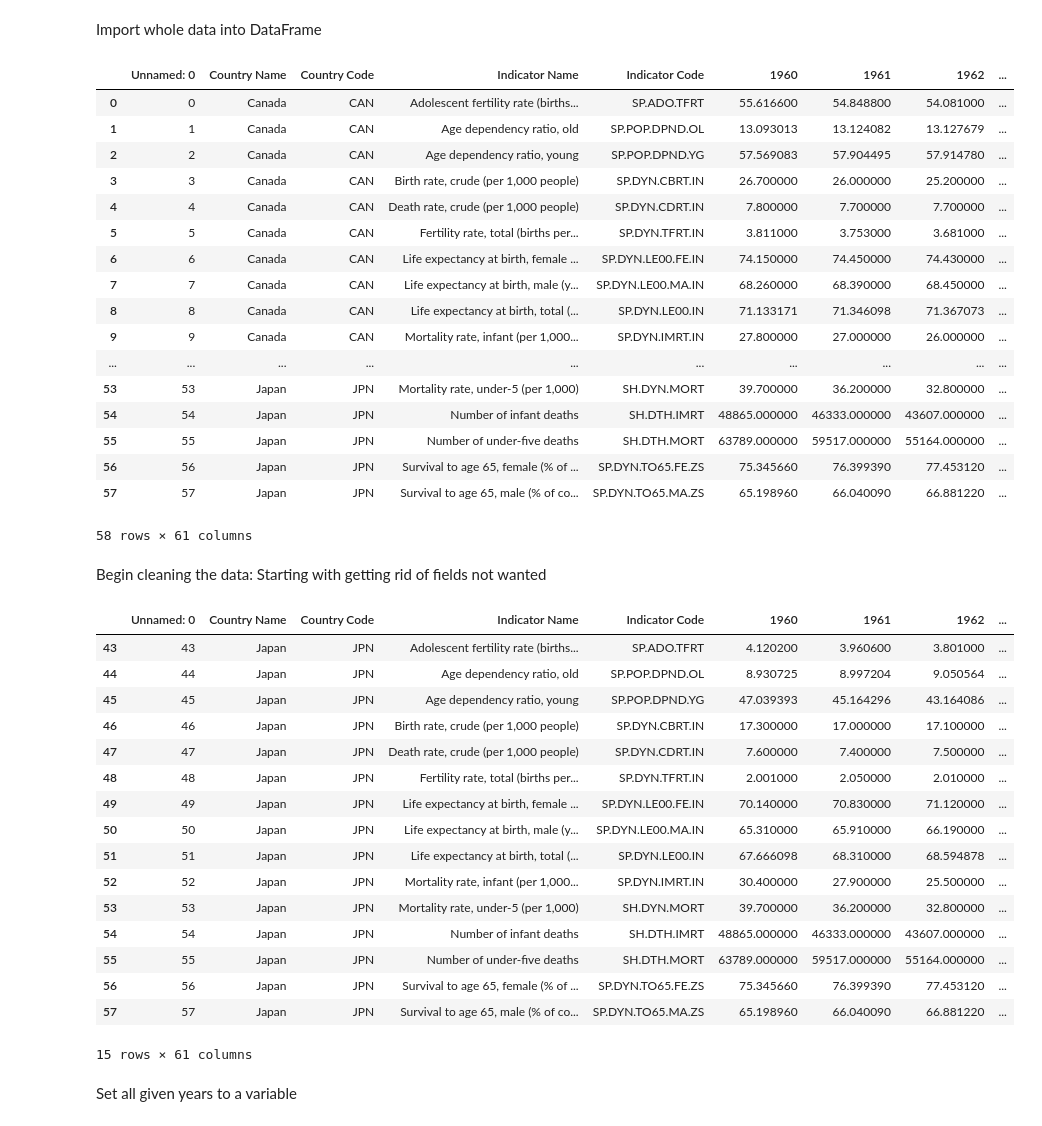
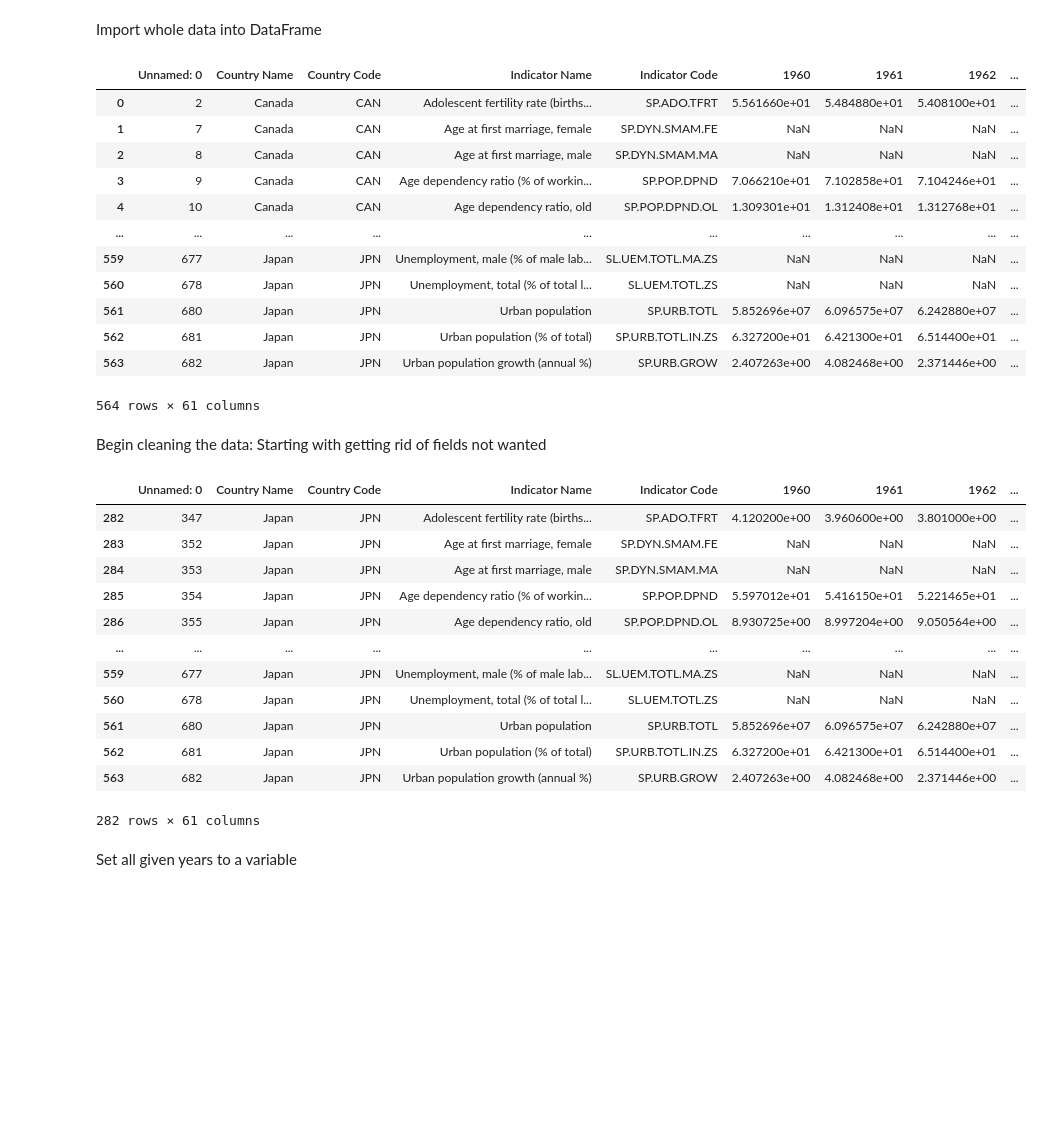
Before and after one commit to TolsonA/Group_3, a Jupyter notebook: Austins_temp_file.ipynb, the cells around one changed output. Drawn from its saved outputs; the diff is of its cells as text; code cells hidden in the pictures; blank space fills up the shorter version.

```diff
--- a/Austins_temp_file.ipynb
+++ b/Austins_temp_file.ipynb
@@ -9,27 +9,22 @@ import plotly.express as px
 # %% [markdown]
 Import whole data into DataFrame
 # %%
-df_data = pd.read_csv('data/countries_non_pop.csv')
+df_data = pd.read_csv('data/jpn_can_data.csv')
 df_data
 # %% [output]
 |  | Unnamed: 0 | Country Name | Country Code | Indicator Name | Indicator Code | 1960 | 1961 | 1962 | ... |
-| 0 | 0 | Canada | CAN | Adolescent fertility rate (births... | SP.ADO.TFRT | 55.616600 | 54.848800 | 54.081000 | ... |
-| 1 | 1 | Canada | CAN | Age dependency ratio, old | SP.POP.DPND.OL | 13.093013 | 13.124082 | 13.127679 | ... |
-| 2 | 2 | Canada | CAN | Age dependency ratio, young | SP.POP.DPND.YG | 57.569083 | 57.904495 | 57.914780 | ... |
-| 3 | 3 | Canada | CAN | Birth rate, crude (per 1,000 people) | SP.DYN.CBRT.IN | 26.700000 | 26.000000 | 25.200000 | ... |
-| 4 | 4 | Canada | CAN | Death rate, crude (per 1,000 people) | SP.DYN.CDRT.IN | 7.800000 | 7.700000 | 7.700000 | ... |
-| 5 | 5 | Canada | CAN | Fertility rate, total (births per... | SP.DYN.TFRT.IN | 3.811000 | 3.753000 | 3.681000 | ... |
-| 6 | 6 | Canada | CAN | Life expectancy at birth, female ... | SP.DYN.LE00.FE.IN | 74.150000 | 74.450000 | 74.430000 | ... |
-| 7 | 7 | Canada | CAN | Life expectancy at birth, male (y... | SP.DYN.LE00.MA.IN | 68.260000 | 68.390000 | 68.450000 | ... |
-| 8 | 8 | Canada | CAN | Life expectancy at birth, total (... | SP.DYN.LE00.IN | 71.133171 | 71.346098 | 71.367073 | ... |
-| 9 | 9 | Canada | CAN | Mortality rate, infant (per 1,000... | SP.DYN.IMRT.IN | 27.800000 | 27.000000 | 26.000000 | ... |
+| 0 | 2 | Canada | CAN | Adolescent fertility rate (births... | SP.ADO.TFRT | 5.561660e+01 | 5.484880e+01 | 5.408100e+01 | ... |
+| 1 | 7 | Canada | CAN | Age at first marriage, female | SP.DYN.SMAM.FE | NaN | NaN | NaN | ... |
+| 2 | 8 | Canada | CAN | Age at first marriage, male | SP.DYN.SMAM.MA | NaN | NaN | NaN | ... |
+| 3 | 9 | Canada | CAN | Age dependency ratio (% of workin... | SP.POP.DPND | 7.066210e+01 | 7.102858e+01 | 7.104246e+01 | ... |
+| 4 | 10 | Canada | CAN | Age dependency ratio, old | SP.POP.DPND.OL | 1.309301e+01 | 1.312408e+01 | 1.312768e+01 | ... |
 | ... | ... | ... | ... | ... | ... | ... | ... | ... | ... |
-| 53 | 53 | Japan | JPN | Mortality rate, under-5 (per 1,000) | SH.DYN.MORT | 39.700000 | 36.200000 | 32.800000 | ... |
-| 54 | 54 | Japan | JPN | Number of infant deaths | SH.DTH.IMRT | 48865.000000 | 46333.000000 | 43607.000000 | ... |
-| 55 | 55 | Japan | JPN | Number of under-five deaths | SH.DTH.MORT | 63789.000000 | 59517.000000 | 55164.000000 | ... |
-| 56 | 56 | Japan | JPN | Survival to age 65, female (% of ... | SP.DYN.TO65.FE.ZS | 75.345660 | 76.399390 | 77.453120 | ... |
-| 57 | 57 | Japan | JPN | Survival to age 65, male (% of co... | SP.DYN.TO65.MA.ZS | 65.198960 | 66.040090 | 66.881220 | ... |
+| 559 | 677 | Japan | JPN | Unemployment, male (% of male lab... | SL.UEM.TOTL.MA.ZS | NaN | NaN | NaN | ... |
+| 560 | 678 | Japan | JPN | Unemployment, total (% of total l... | SL.UEM.TOTL.ZS | NaN | NaN | NaN | ... |
+| 561 | 680 | Japan | JPN | Urban population | SP.URB.TOTL | 5.852696e+07 | 6.096575e+07 | 6.242880e+07 | ... |
+| 562 | 681 | Japan | JPN | Urban population (% of total) | SP.URB.TOTL.IN.ZS | 6.327200e+01 | 6.421300e+01 | 6.514400e+01 | ... |
+| 563 | 682 | Japan | JPN | Urban population growth (annual %) | SP.URB.GROW | 2.407263e+00 | 4.082468e+00 | 2.371446e+00 | ... |
-58 rows × 61 columns
+564 rows × 61 columns
 # %% [markdown]
 Begin cleaning the data: Starting with getting rid of fields not wanted
 # %%
@@ -38,22 +33,18 @@ df_japan = df_data[df_data['Country Name'].str.contains("Japan")]
 df_japan
 # %% [output]
 |  | Unnamed: 0 | Country Name | Country Code | Indicator Name | Indicator Code | 1960 | 1961 | 1962 | ... |
-| 43 | 43 | Japan | JPN | Adolescent fertility rate (births... | SP.ADO.TFRT | 4.120200 | 3.960600 | 3.801000 | ... |
-| 44 | 44 | Japan | JPN | Age dependency ratio, old | SP.POP.DPND.OL | 8.930725 | 8.997204 | 9.050564 | ... |
-| 45 | 45 | Japan | JPN | Age dependency ratio, young | SP.POP.DPND.YG | 47.039393 | 45.164296 | 43.164086 | ... |
-| 46 | 46 | Japan | JPN | Birth rate, crude (per 1,000 people) | SP.DYN.CBRT.IN | 17.300000 | 17.000000 | 17.100000 | ... |
-| 47 | 47 | Japan | JPN | Death rate, crude (per 1,000 people) | SP.DYN.CDRT.IN | 7.600000 | 7.400000 | 7.500000 | ... |
-| 48 | 48 | Japan | JPN | Fertility rate, total (births per... | SP.DYN.TFRT.IN | 2.001000 | 2.050000 | 2.010000 | ... |
-| 49 | 49 | Japan | JPN | Life expectancy at birth, female ... | SP.DYN.LE00.FE.IN | 70.140000 | 70.830000 | 71.120000 | ... |
-| 50 | 50 | Japan | JPN | Life expectancy at birth, male (y... | SP.DYN.LE00.MA.IN | 65.310000 | 65.910000 | 66.190000 | ... |
-| 51 | 51 | Japan | JPN | Life expectancy at birth, total (... | SP.DYN.LE00.IN | 67.666098 | 68.310000 | 68.594878 | ... |
-| 52 | 52 | Japan | JPN | Mortality rate, infant (per 1,000... | SP.DYN.IMRT.IN | 30.400000 | 27.900000 | 25.500000 | ... |
-| 53 | 53 | Japan | JPN | Mortality rate, under-5 (per 1,000) | SH.DYN.MORT | 39.700000 | 36.200000 | 32.800000 | ... |
-| 54 | 54 | Japan | JPN | Number of infant deaths | SH.DTH.IMRT | 48865.000000 | 46333.000000 | 43607.000000 | ... |
-| 55 | 55 | Japan | JPN | Number of under-five deaths | SH.DTH.MORT | 63789.000000 | 59517.000000 | 55164.000000 | ... |
-| 56 | 56 | Japan | JPN | Survival to age 65, female (% of ... | SP.DYN.TO65.FE.ZS | 75.345660 | 76.399390 | 77.453120 | ... |
-| 57 | 57 | Japan | JPN | Survival to age 65, male (% of co... | SP.DYN.TO65.MA.ZS | 65.198960 | 66.040090 | 66.881220 | ... |
+| 282 | 347 | Japan | JPN | Adolescent fertility rate (births... | SP.ADO.TFRT | 4.120200e+00 | 3.960600e+00 | 3.801000e+00 | ... |
+| 283 | 352 | Japan | JPN | Age at first marriage, female | SP.DYN.SMAM.FE | NaN | NaN | NaN | ... |
+| 284 | 353 | Japan | JPN | Age at first marriage, male | SP.DYN.SMAM.MA | NaN | NaN | NaN | ... |
+| 285 | 354 | Japan | JPN | Age dependency ratio (% of workin... | SP.POP.DPND | 5.597012e+01 | 5.416150e+01 | 5.221465e+01 | ... |
+| 286 | 355 | Japan | JPN | Age dependency ratio, old | SP.POP.DPND.OL | 8.930725e+00 | 8.997204e+00 | 9.050564e+00 | ... |
+| ... | ... | ... | ... | ... | ... | ... | ... | ... | ... |
+| 559 | 677 | Japan | JPN | Unemployment, male (% of male lab... | SL.UEM.TOTL.MA.ZS | NaN | NaN | NaN | ... |
+| 560 | 678 | Japan | JPN | Unemployment, total (% of total l... | SL.UEM.TOTL.ZS | NaN | NaN | NaN | ... |
+| 561 | 680 | Japan | JPN | Urban population | SP.URB.TOTL | 5.852696e+07 | 6.096575e+07 | 6.242880e+07 | ... |
+| 562 | 681 | Japan | JPN | Urban population (% of total) | SP.URB.TOTL.IN.ZS | 6.327200e+01 | 6.421300e+01 | 6.514400e+01 | ... |
+| 563 | 682 | Japan | JPN | Urban population growth (annual %) | SP.URB.GROW | 2.407263e+00 | 4.082468e+00 | 2.371446e+00 | ... |
-15 rows × 61 columns
+282 rows × 61 columns
 # %% [markdown]
 Set all given years to a variable
 # %%
```
Also changed, not shown: parts of 1 cell of this notebook, 1 other file.
